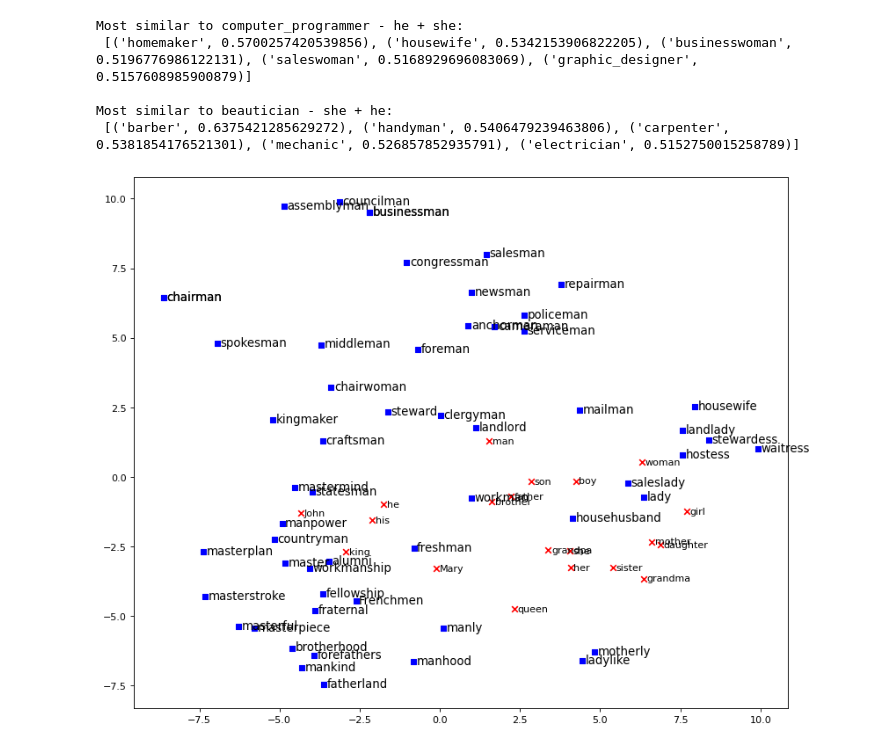
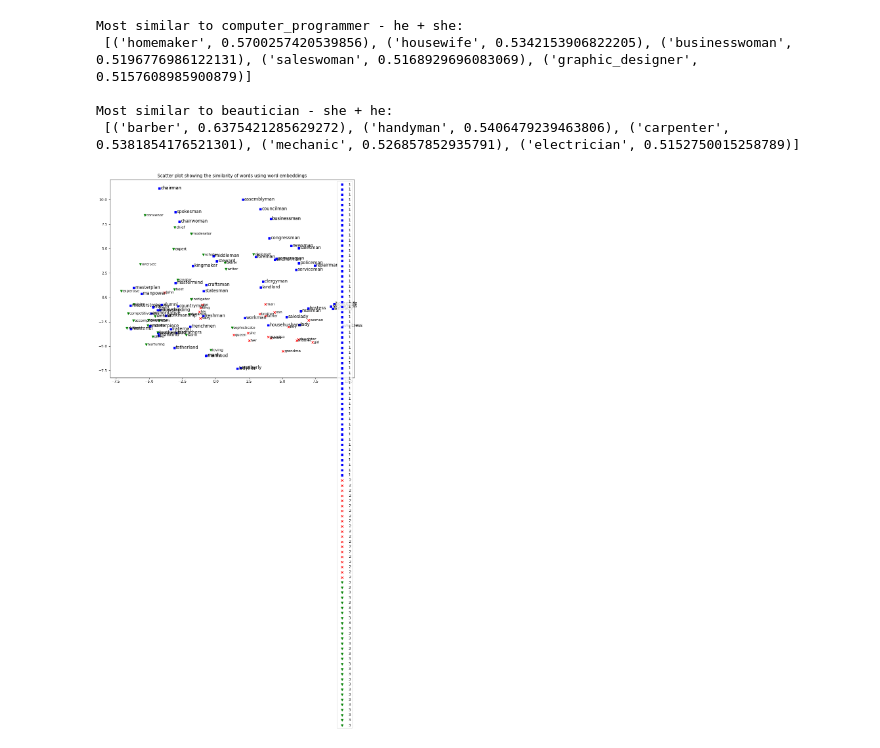
Before and after one commit to jkoprcina/IRProjectMovieScriptGenderBiasRetrieval, a Jupyter notebook: BiasWithWordEmbeddings.ipynb, the cells around one changed output. Cells and saved outputs as stored; diff of their text form; code cells hidden in the pictures.

Commit message:
Minor changes to word list

```diff
--- a/BiasWithWordEmbeddings.ipynb
+++ b/BiasWithWordEmbeddings.ipynb
@@ -121,18 +121,28 @@ def genderBias(genderNeutralWords, genderdirection, embedding):
 # %%
 # Plotting the PCA with words
 super_gendered = ['king', 'queen', 'brother', 'sister', 'mother', 'father','she', 'woman', 'he', 'man', 'grandpa', 'grandma', 'boy','girl','her', 'his', 'daughter', 'son', 'Mary', 'John']
-bw = bad_bias_unigrams + super_gendered
+non_biased = ['owner', 'expert', 'chief' ,'learn' ,'overcome' ,'expert' ,'gifted' ,'accomplished','host' ,'moderator'
+              ,'convenor' ,'skilled' ,'creator' ,'instigator' ,'oversee' ,'vision' ,'artificial' ,'synthetic'
+              ,'dynamo' ,'scholar' ,'writer' ,'sophisticate' ,'loving' ,'warm' ,'nurturing' ,'upstaging' ,'competitiveness'
+              ,'diplomat' ,'expertise']
+bw = bad_bias_unigrams + super_gendered + non_biased
 bias_pca = words_pca(bw, transform = 'pca')
 
 plt.figure(num=None, figsize=(12, 10), dpi=80, facecolor='w', edgecolor='k')
+plt.title("Scatter plot showing the similarity of words using word embeddings")
 for i,word in enumerate(bw):
     x = bias_pca[i,0]
     y = bias_pca[i,1]
     if word in bad_bias_unigrams:
-        plt.scatter(x, y, marker='s', color='blue')
+        plt.scatter(x, y, marker='s', color='blue', label="1")
         plt.text(x+0.1, y-0.1, word, fontsize=12)
     elif word in super_gendered:
-        plt.scatter(x, y, marker='x', color='red')
+        plt.scatter(x, y, marker='x', color='red', label="2")
         plt.text(x+0.1, y-0.1, word, fontsize=10)
+    else:
+        plt.scatter(x, y, marker='v', color='green', label="3")
+        plt.text(x+0.1, y-0.1, word, fontsize=10)
+plt.legend()
+plt.show()
 # %% [output]
-[figure, old version]
+[figure, new version]
```
Also changed, not shown: 2 other files.
